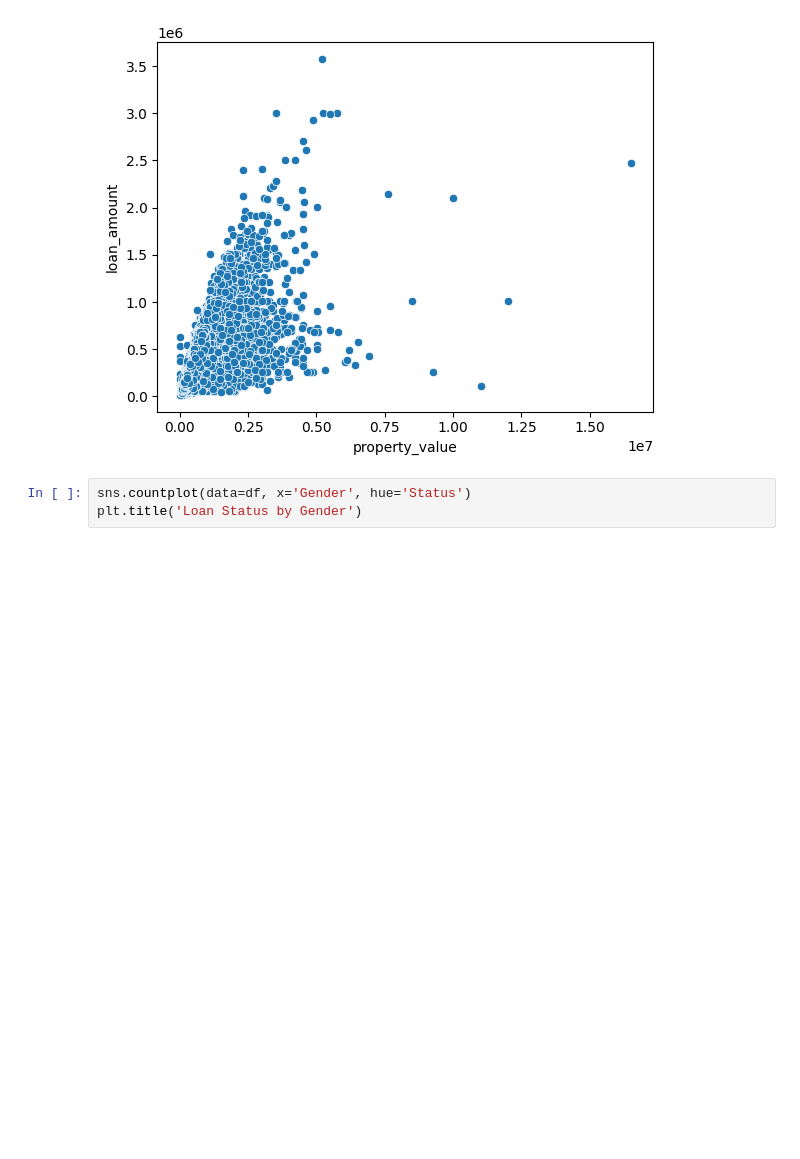
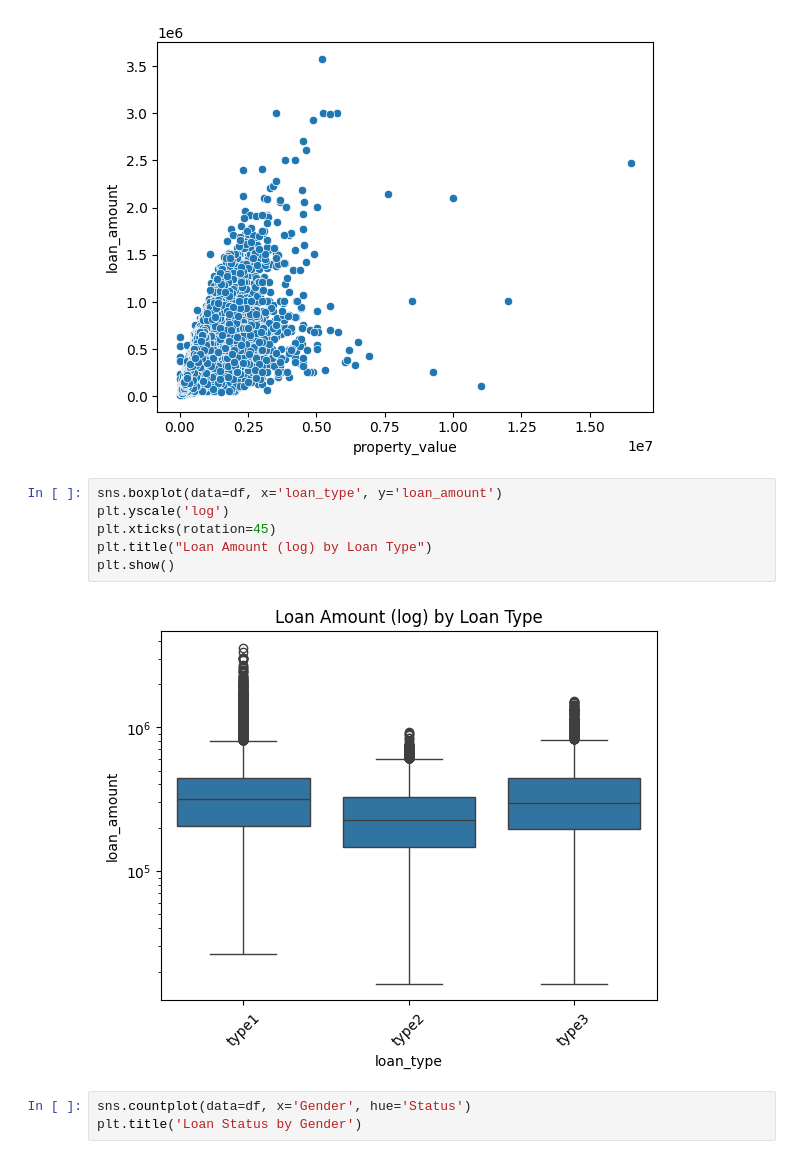
Before and after one commit to angiegh2002/Loan_Default_Detection, a Jupyter notebook: DM&ML.ipynb, the cells around one changed output. Cells and saved outputs as stored; diff of their text form; blank space fills up the shorter version.

```diff
--- a/DM&ML.ipynb
+++ b/DM&ML.ipynb
@@ -421,6 +421,14 @@ sns.scatterplot(data=df, x='property_value', y='loan_amount')
 # %% [output]
 <Axes: xlabel='property_value', ylabel='loan_amount'>
 [figure]
+# %%
+sns.boxplot(data=df, x='loan_type', y='loan_amount')
+plt.yscale('log')
+plt.xticks(rotation=45)
+plt.title("Loan Amount (log) by Loan Type")
+plt.show()
+# %% [output]
+[figure, added]
 # %%
 sns.countplot(data=df, x='Gender', hue='Status')
 plt.title('Loan Status by Gender')
```
Also changed, not shown: parts of 3 cells of this notebook.
